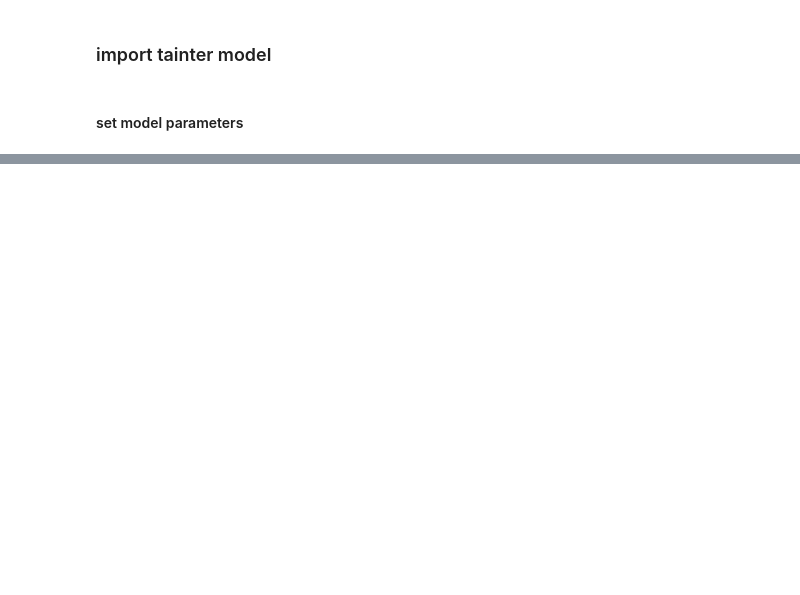
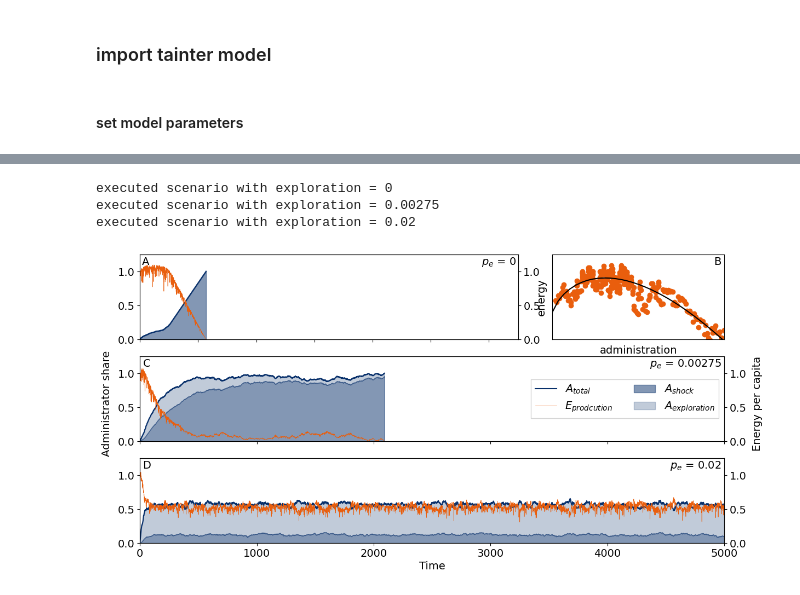
Before and after one commit to flo-schu/Tainter, a Jupyter notebook: scripts/analysis.ipynb, the cells around one changed output, grey strips where cells are left out. Cells and saved outputs as stored; diff of their text form; code cells hidden in the pictures; blank space fills up the shorter version.

```diff
--- a/scripts/analysis.ipynb
+++ b/scripts/analysis.ipynb
@@ -13,6 +13,13 @@ from tainter.f2_plot_stochastic import fig2_stochastic_simulations
 from tainter.f3_plot_ensemble_with_approx import fig3_stochastic_ensemble_and_macroscopic_approximation
 # %% [markdown]
 #### set model parameters
+# %%
+def calculate_initial_resource_access(N, mri_l):
+    """
+    scales the resource access of the network so that it ensures that the initial
+    per capita energy production without coordinated workers equals 1.
+    """
+    return 1 / (N ** mri_l / N)
 # %%
 # general parameters
 SEED = 564684
@@ -38,19 +124,25 @@ iterations = 10  # needs to be increased but will take some time
 # %%
 f2 = fig2_stochastic_simulations(
     seed=SEED,
     plot_time=plot_time,
     network_size=network_size,
     link_probability_between_nodes=link_probability_between_nodes,
     mri_of_laborers=mri_of_laborers,
     mri_of_coordinated_laborers=mri_of_coordinated_laborers,
     efficiency_of_coordinated_laborers=efficiency_of_coordinated_laborers,
     exploration_setups=exploration_scenarios,
+    resource_access=resource_access,
     threshold_for_complexity_increase=threshold_for_complexity_increase,
     shock_alpha=shock_alpha,
     shock_beta=shock_beta
 )
 plt.show()
 f2.savefig("pub_figure2.png", dpi = 65)
+# %% [output]
+executed scenario with exploration = 0
+executed scenario with exploration = 0.00275
+executed scenario with exploration = 0.02
+[figure, added]
 # %%
 f3 = fig3_stochastic_ensemble_and_macroscopic_approximation(
     seed=SEED,
```
Also changed, not shown: parts of 6 cells of this notebook, 7 other files.
